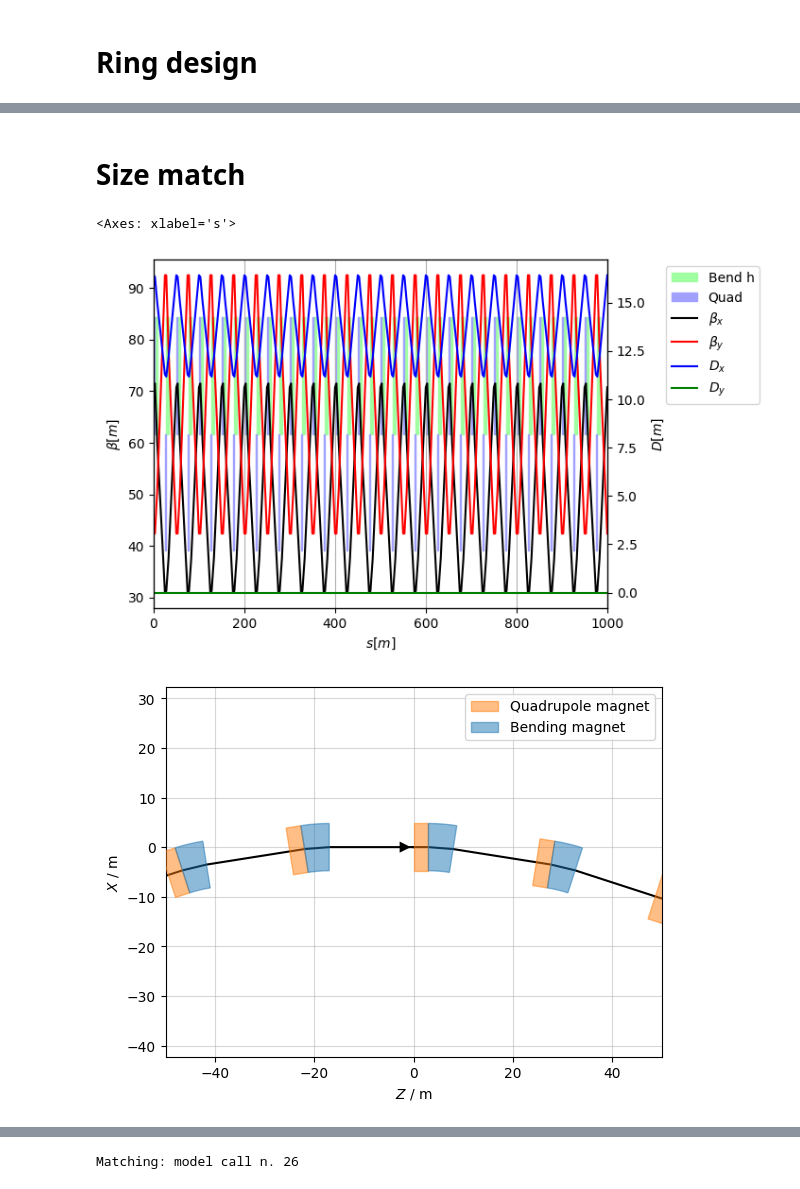
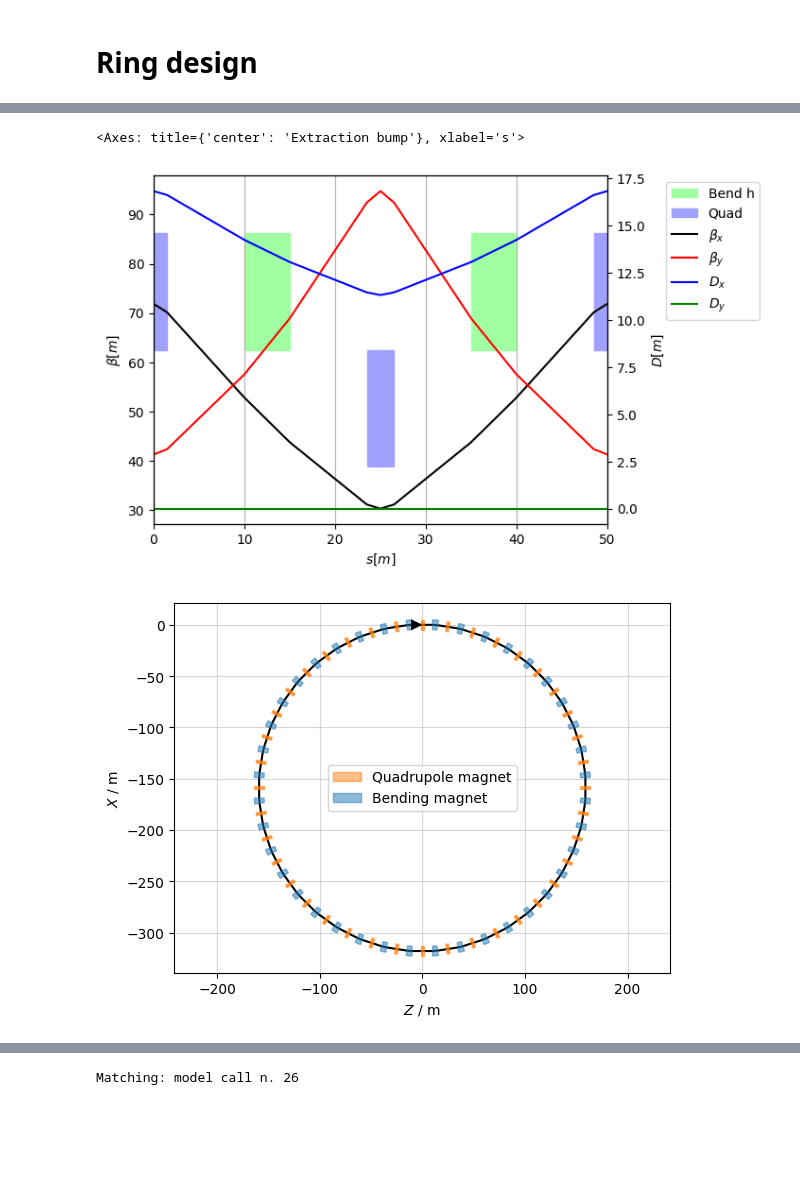
Before and after one commit to gornalexander/cas-beam-optics, a Jupyter notebook: line.ipynb, the cells around one changed output, grey strips where cells are left out. Cells and saved outputs as stored; diff of their text form; code cells hidden in the pictures; blank space fills up the shorter version.

Commit message:
New FODO and straight section

```diff
--- a/line.ipynb
+++ b/line.ipynb
@@ -48,5 +12,3 @@ Text(0, 0.5, '$\\beta_{MAX}$ [m]')
-# %% [markdown]
-# Size match
 # %%
 import xtrack as xt
 
@@ -73,7 +35,7 @@ target_bmax = 300.0
 f_0 = 30
 
 env = xt.Environment()
-env['lquad'] = lquad
+env['lquad'] = lquad / 2
 env['f0'] = f_0
 env['k1'] = '1 / f0 / lquad'
 env['lsection'] = lFODO
@@ -89,10 +51,12 @@ sextd = env.new('sextd', xt.Sextupole, length='lsext', k2='k2d')
 
 
 section = env.new_line(name='section', components=[
-    env.new('q1', xt.Quadrupole, length='lquad', k1='k1', at='lquad/2'),
-    env.place(bend, at='lquad + lbend/2'),
-    env.new('q2', xt.Quadrupole, length='lquad', k1='-k1', at='lsection/2 + lquad/2'),
-    env.place(bend, at='lsection/2 + lquad + lbend/2'),
+    env.new('q1', xt.Quadrupole, length='lquad', k1='k1/2', at='lquad/2'),
+    env.place(bend, at='lsection / 4'),
+    env.new('q21', xt.Quadrupole, length='lquad', k1='-k1/2', at='lsection/2 - lquad/2'),
+    env.new('q22', xt.Quadrupole, length='lquad', k1='-k1/2', at='lsection/2 + lquad/2'),
+    env.place(bend, at='lsection * 3 / 4'),
+    env.new('q3', xt.Quadrupole, length='lquad', k1='k1/2', at='lsection - lquad/2'),
     env.new('end', xt.Marker, at='lsection')
 ])
 
@@ -107,50 +71,54 @@ hbumper2 = env.new('hkick2', xt.Bend, k0='k0_extr', h=0, length='lbumper')
 hbumper3 = env.new('hkick3', xt.Bend, k0='k0_extr', h=0, length='lbumper')
 hbumper4 = env.new('hkick4', xt.Bend, k0='-k0_extr', h=0, length='lbumper')
 extr_section = env.new_line(name='section', components=[
-    env.new('q1', xt.Quadrupole, length='lquad', k1='k1', at='lquad/2'),
-    env.place(bend, at='lquad + lbend/2'),
-    env.place(hbumper1, at='lquad + lbend + lbumper/2'),
-    env.place(hbumper2, at='(lquad + lbend + lsection/2) / 2 - bump_gap/2 - lbumper/2'),
-    env.place(hbumper3, at='(lquad + lbend + lsection/2) / 2 + bump_gap/2 + lbumper/2'),
-    env.place(hbumper4, at='lsection/2 - lbumper/2'),
-    env.new('q2', xt.Quadrupole, length='lquad', k1='-k1', at='lsection/2 + lquad/2'),
-    env.place(bend, at='lsection/2 + lquad + lbend/2'),
+    env.new('q1', xt.Quadrupole, length='lquad', k1='k1/2', at='lquad/2'),
+    env.place(bend, at='lsection/4'),
+    # env.place(hbumper1, at='lquad + lbend + lbumper/2'),
+    # env.place(hbumper2, at='(lquad + lbend + lsection/2) / 2 - bump_gap/2 - lbumper/2'),
+    # env.place(hbumper3, at='(lquad + lbend + lsection/2) / 2 + bump_gap/2 + lbumper/2'),
+    # env.place(hbumper4, at='lsection/2 - lbumper/2'),
+    env.new('q21', xt.Quadrupole, length='lquad', k1='-k1/2', at='lsection/2 - lquad/2'),
+    env.new('q22', xt.Quadrupole, length='lquad', k1='-k1/2', at='lsection/2 + lquad/2'),
+    env.place(bend, at='lsection * 3 / 4'),
+    env.new('q3', xt.Quadrupole, length='lquad', k1='k1/2', at='lsection - lquad/2'),
     env.new('end', xt.Marker, at='lsection')
     ])
 
-ring = env.new_line(components = [env.new('_start_point', xt.Marker)] + (number_of_FODO)*[section])
+ring = env.new_line(components = [env.new('_start_point', xt.Marker)] + [extr_section] + (number_of_FODO-1)*[section])
 
 ring.particle_ref = xt.Particles(p0c=pc, mass0=xt.PROTON_MASS_EV)
 context = xo.ContextCpu()
 ring.build_tracker(_context=context)
 
 tw = ring.twiss(method='4d')
 tw.plot()
+plt.xlim(0, env['lsection'])
 ring.survey().plot()
-plt.ylim(-20, 10)
-plt.xlim(-env['lsection'], env['lsection'])
+# plt.ylim(-20, 10)
+# plt.xlim(-env['lsection'], env['lsection'])
 
 gamma = pc / xt.PROTON_MASS_EV
 sigma_max = lambda emitt_norm, beta: np.sqrt(emitt_norm*beta / gamma)
 tw['10sy_mm'] = sigma_max(emitt_norm=2e-6, beta=tw['bety']) * 1e3 * 10
 tw['10sx_mm'] = sigma_max(emitt_norm=2e-6, beta=tw['betx']) * 1e3 * 10
 tw.to_pandas().plot(x='s', y=['10sx_mm', '10sy_mm'])
 plt.axhline(31.4, color='black')
 plt.grid(True)
 
 
 env['bump_height'] = 2e-3
 tw = ring.twiss(method='4d').to_pandas()
 tw.index = tw['name']
 
 fig, ax = plt.subplots()
+ax.set_title('Extraction bump')
 for idx, row in tw.filter(like='hkick', axis=0).iterrows():
     ax.axvline(row['s'], color='red', linestyle='--')
 for idx, row in tw.filter(like='q', axis=0).iterrows():
     ax.axvline(row['s'], color='green', linestyle='--')
 tw.plot(x='s', y='x', grid=True, xlim=(0, env['lsection']), ax=ax)
 tw.plot(x='s', y='y', grid=True, xlim=(0, env['lsection']), ax=ax)
 # %% [output]
-<Axes: xlabel='s'>
+<Axes: title={'center': 'Extraction bump'}, xlabel='s'>
-[figure, old version]
+[figure, new version]
-[figure, old version]
+[figure, new version]
```
Also changed, not shown: parts of 10 cells of this notebook.
